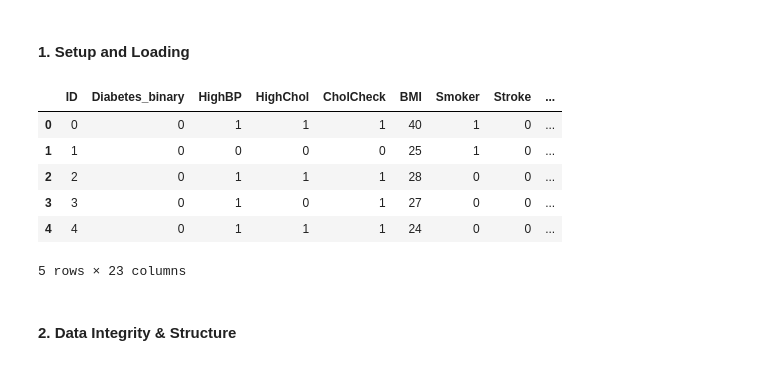
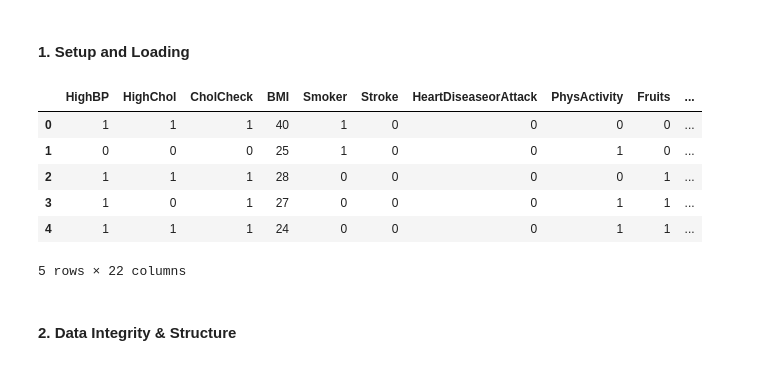
Before and after one commit to vijaivimu/SDS-CP035-gluco-track, a Jupyter notebook: advanced/submissions/team-members/rajan-hans/week_1_eda.ipynb, the cells around one changed output. Drawn from its saved outputs; the diff is of its cells as text; code cells hidden in the pictures.

```diff
--- a/advanced/submissions/team-members/rajan-hans/week_1_eda.ipynb
+++ b/advanced/submissions/team-members/rajan-hans/week_1_eda.ipynb
@@ -3,22 +3,25 @@
 # %%
 import pandas as pd
 import numpy as np
 import matplotlib.pyplot as plt
 import seaborn as sns
+from ucimlrepo import fetch_ucirepo
 
 sns.set_style('whitegrid')
 
-url = 'https://archive.ics.uci.edu/static/public/891/data.csv'
-df = pd.read_csv(url)
+dataset = fetch_ucirepo(id=891)  # CDC Diabetes Health Indicators",
+X = dataset.data.features
+y = dataset.data.targets
+df = pd.concat([X, y], axis=1)
 df.head()
 # %% [output]
-|  | ID | Diabetes_binary | HighBP | HighChol | CholCheck | BMI | Smoker | Stroke | ... |
-| 0 | 0 | 0 | 1 | 1 | 1 | 40 | 1 | 0 | ... |
-| 1 | 1 | 0 | 0 | 0 | 0 | 25 | 1 | 0 | ... |
-| 2 | 2 | 0 | 1 | 1 | 1 | 28 | 0 | 0 | ... |
-| 3 | 3 | 0 | 1 | 0 | 1 | 27 | 0 | 0 | ... |
-| 4 | 4 | 0 | 1 | 1 | 1 | 24 | 0 | 0 | ... |
+|  | HighBP | HighChol | CholCheck | BMI | Smoker | Stroke | HeartDiseaseorAttack | PhysActivity | Fruits | ... |
+| 0 | 1 | 1 | 1 | 40 | 1 | 0 | 0 | 0 | 0 | ... |
+| 1 | 0 | 0 | 0 | 25 | 1 | 0 | 0 | 1 | 0 | ... |
+| 2 | 1 | 1 | 1 | 28 | 0 | 0 | 0 | 0 | 1 | ... |
+| 3 | 1 | 0 | 1 | 27 | 0 | 0 | 0 | 1 | 1 | ... |
+| 4 | 1 | 1 | 1 | 24 | 0 | 0 | 0 | 1 | 1 | ... |
-5 rows × 23 columns
+5 rows × 22 columns
 # %% [markdown]
 #### 2. Data Integrity & Structure
 # %%
```
Also changed, not shown: 2 other files.
